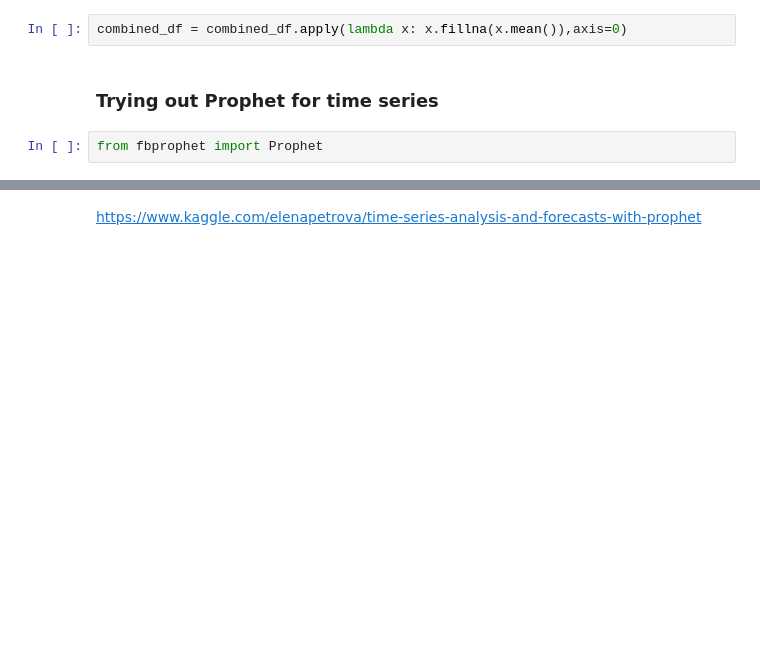
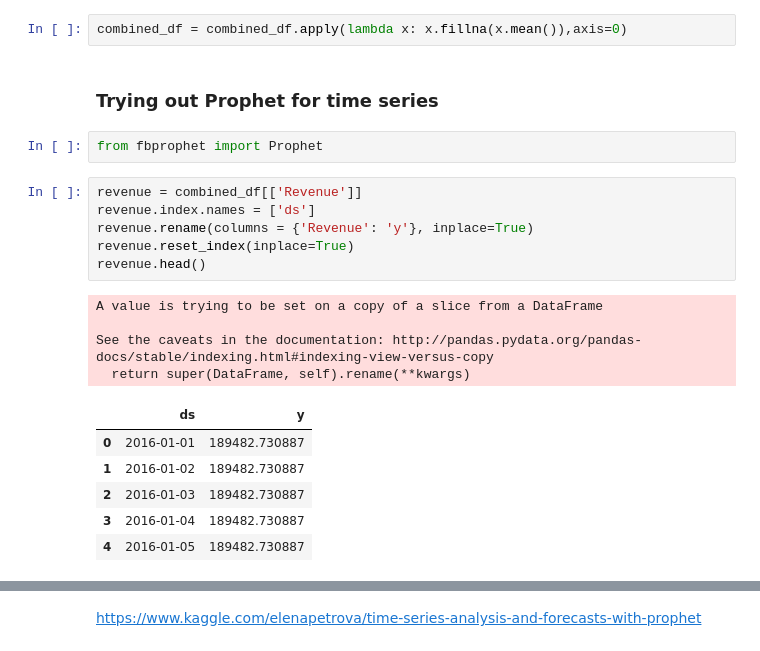
Before and after one commit to swong28/Interview-Assessments, a Jupyter notebook: Company1/Assessment Questions for an Interview.ipynb, the cells around one changed output, grey strips where cells are left out. Drawn from its saved outputs; the diff is of its cells as text; blank space fills up the shorter version.

```diff
--- a/Company1/Assessment Questions for an Interview.ipynb
+++ b/Company1/Assessment Questions for an Interview.ipynb
@@ -511,3 +509,20 @@ combined_df = combined_df.apply(lambda x: x.fillna(x.mean()),axis=0)
 ### Trying out Prophet for time series
 # %%
 from fbprophet import Prophet
+# %%
+revenue = combined_df[['Revenue']]
+revenue.index.names = ['ds']
+revenue.rename(columns = {'Revenue': 'y'}, inplace=True)
+revenue.reset_index(inplace=True)
+revenue.head()
+# %% [output]
+A value is trying to be set on a copy of a slice from a DataFrame
+
+See the caveats in the documentation: http://pandas.pydata.org/pandas-docs/stable/indexing.html#indexing-view-versus-copy
+  return super(DataFrame, self).rename(**kwargs)
+|  | ds | y |
+| 0 | 2016-01-01 | 189482.730887 |
+| 1 | 2016-01-02 | 189482.730887 |
+| 2 | 2016-01-03 | 189482.730887 |
+| 3 | 2016-01-04 | 189482.730887 |
+| 4 | 2016-01-05 | 189482.730887 |
```
Also changed, not shown: parts of 5 cells of this notebook.
